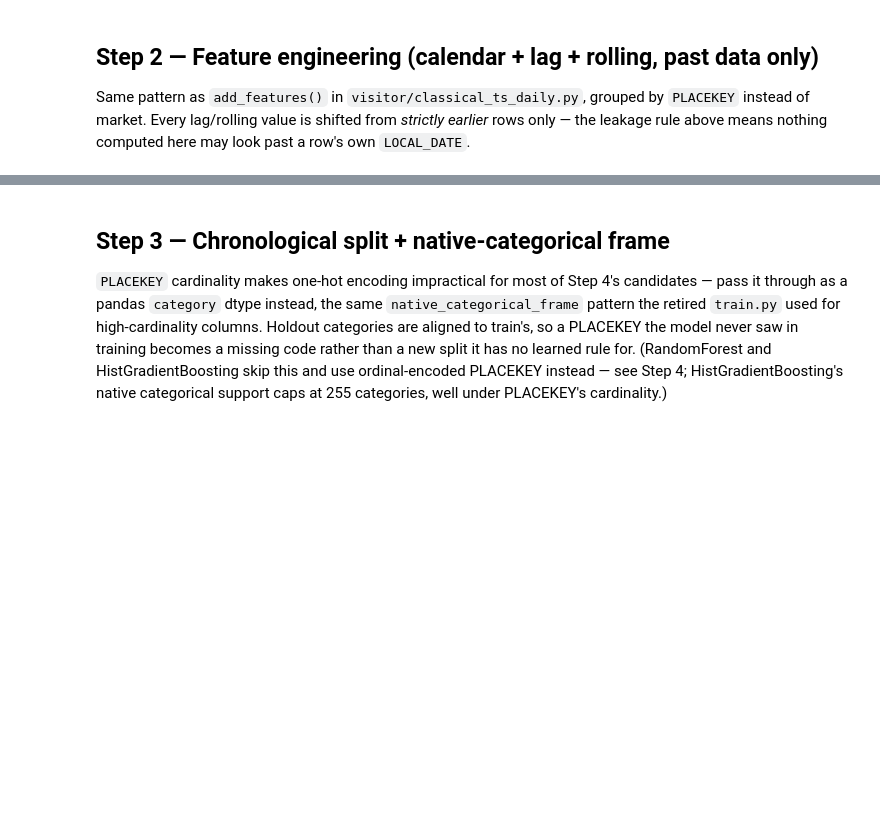
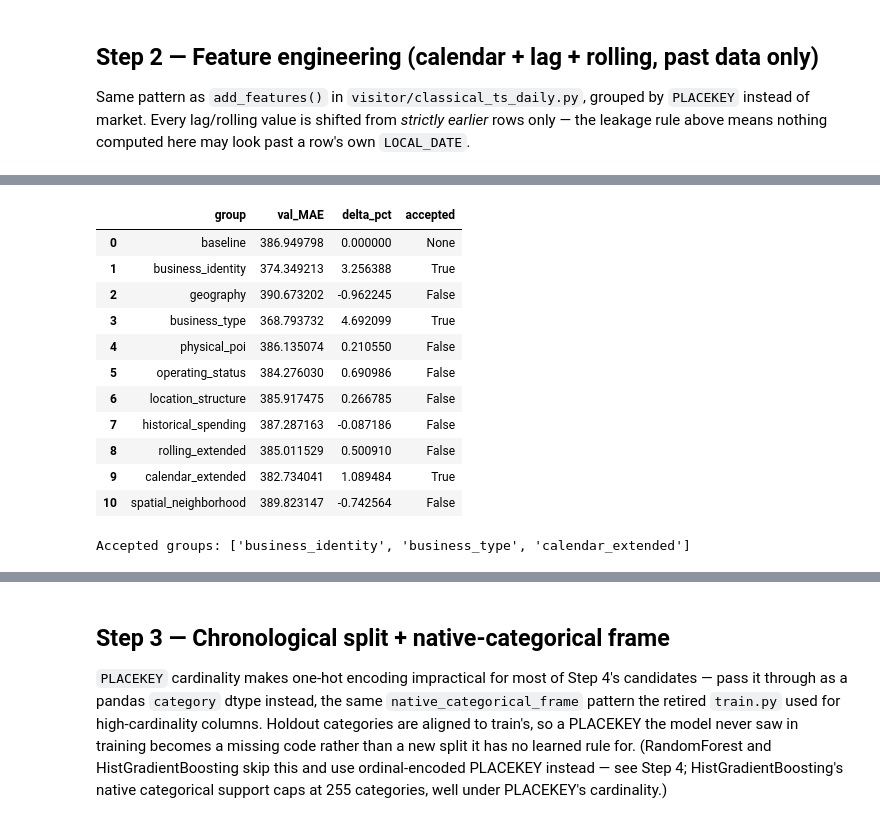
Before and after one commit to CatFatOw/Rice-To-Meet-You, a Jupyter notebook: visitor/VisitorTimeSeriesPrediction.ipynb, the cells around one changed output, grey strips where cells are left out. Saved outputs shown, nothing was run; the diff lists cells and outputs as text; code cells hidden in the pictures; blank space fills up the shorter version.

```diff
--- a/visitor/VisitorTimeSeriesPrediction.ipynb
+++ b/visitor/VisitorTimeSeriesPrediction.ipynb
@@ -217,13 +198,15 @@ HOLDOUT_YEAR = 2024        # holdout: 2024 (mirrors classical_ts_daily.py's TEST
 LAGS = (1, 7, 28, 365)
 ROLLING_WINDOWS = (7, 28)
 
-CATEGORICAL_COLUMNS = ["PLACEKEY"]
-NUMERIC_COLUMNS = [
+BASE_CATEGORICAL_COLUMNS = ["PLACEKEY"]
+BASE_NUMERIC_COLUMNS = [
     "month", "year", "day_of_week", "day_of_month", "is_weekend", "is_federal_holiday",
     *[f"visits_lag_{lag}" for lag in LAGS],
     *[f"visits_rolling_{w}" for w in ROLLING_WINDOWS],
 ]
-FEATURE_COLUMNS = CATEGORICAL_COLUMNS + NUMERIC_COLUMNS
+# CATEGORICAL_COLUMNS / NUMERIC_COLUMNS / FEATURE_COLUMNS (used by Steps 3-6)
+# are finalized in Step 2.5 below, once ablation testing decides which extra
+# feature groups get added on top of this base set.
 
 
 def smape(actual: np.ndarray, predicted: np.ndarray) -> float:
@@ -285,7 +268,7 @@ featurized = add_features(narrow)
 # RandomForest/HistGB/XGBoost tolerated it, LightGBM does not. Cast just
 # this narrow modeling frame to plain numpy float64, not the full 64-col
 # table, so Step 0's memory-efficient load is untouched.
-featurized[NUMERIC_COLUMNS + [TARGET]] = featurized[NUMERIC_COLUMNS + [TARGET]].astype("float64")
+featurized[BASE_NUMERIC_COLUMNS + [TARGET]] = featurized[BASE_NUMERIC_COLUMNS + [TARGET]].astype("float64")
 assert not featurized.duplicated(subset=["PLACEKEY", "LOCAL_DATE"]).any()
 print(f"Featurized {len(featurized):,} rows")
 print(f"\n{TARGET} skew: {featurized[TARGET].skew():.2f}  |  zero share: {(featurized[TARGET] == 0).mean():.2%}")
@@ -297,0 +566,53 @@ AVERAGE_DAILY_VISITS skew: 7.88  |  zero share: 5.28%
+# %%
+ABLATION_TRAIN_END_YEAR = 2022   # ablation train: 2020-2022 (distinct from the final TRAIN_END_YEAR=2023 above)
+ABLATION_VAL_YEAR = 2023         # ablation decisions made here -- the 2024 FINAL holdout stays untouched until Step 4
+ACCEPT_THRESHOLD = 0.01          # >=1% relative MAE reduction on ABLATION_VAL_YEAR to keep a group
+
+
+def _fit_predict_mae(train_df: pd.DataFrame, eval_df: pd.DataFrame, numeric_cols: list[str], categorical_cols: list[str]) -> float:
+    feature_columns = categorical_cols + numeric_cols
+    X_train = train_df[feature_columns].copy()
+    X_eval = eval_df[feature_columns].copy()
+    for col in categorical_cols:
+        cats = pd.Categorical(X_train[col]).categories
+        X_train[col] = pd.Categorical(X_train[col], categories=cats)
+        X_eval[col] = pd.Categorical(X_eval[col], categories=cats)
+    y_train = np.log1p(train_df[TARGET].to_numpy())
+    model = lgb.LGBMRegressor(n_estimators=500, learning_rate=0.05, num_leaves=63, random_state=0, verbosity=-1)
+    model.fit(X_train, y_train)
+    pred = np.expm1(model.predict(X_eval))
+    return score(eval_df[TARGET].to_numpy(), pred)["MAE"]
+
+
+ablation_train_mask = featurized["year"] <= ABLATION_TRAIN_END_YEAR
+ablation_val_mask = featurized["year"] == ABLATION_VAL_YEAR
+
+base_train = featurized.loc[ablation_train_mask].dropna(subset=BASE_NUMERIC_COLUMNS + [TARGET])
+base_val = featurized.loc[ablation_val_mask].dropna(subset=BASE_NUMERIC_COLUMNS + [TARGET])
+baseline_val_mae = _fit_predict_mae(base_train, base_val, BASE_NUMERIC_COLUMNS, BASE_CATEGORICAL_COLUMNS)
+print(f"Ablation baseline (train 2020-{ABLATION_TRAIN_END_YEAR}, val {ABLATION_VAL_YEAR}): MAE = {baseline_val_mae:.4f}")
+
+group_columns: dict[str, tuple[list[str], list[str]]] = {}
+ablation_rows = [{"group": "baseline", "val_MAE": baseline_val_mae, "delta_pct": 0.0, "accepted": None}]
+accepted_groups: list[str] = []
+
+for group_name, builder in FEATURE_GROUPS.items():
+    added_numeric, added_categorical = builder(featurized, static)
+    group_columns[group_name] = (added_numeric, added_categorical)
+    train_g = featurized.loc[ablation_train_mask].dropna(subset=BASE_NUMERIC_COLUMNS + [TARGET])
+    val_g = featurized.loc[ablation_val_mask].dropna(subset=BASE_NUMERIC_COLUMNS + [TARGET])
+    mae = _fit_predict_mae(
+        train_g, val_g,
+        BASE_NUMERIC_COLUMNS + added_numeric, BASE_CATEGORICAL_COLUMNS + added_categorical,
+    )
+    delta_pct = (baseline_val_mae - mae) / baseline_val_mae * 100
+    accepted = delta_pct >= ACCEPT_THRESHOLD * 100
+    print(f"{group_name}: val_MAE={mae:.4f}  delta={delta_pct:+.2f}%  -> {'ACCEPT' if accepted else 'reject'}")
+    ablation_rows.append({"group": group_name, "val_MAE": mae, "delta_pct": delta_pct, "accepted": accepted})
+    if accepted:
+        accepted_groups.append(group_name)
+
+ablation_summary = pd.DataFrame(ablation_rows)
+display(ablation_summary)
+print(f"\nAccepted groups: {accepted_groups}")
+# %% [output]
@@ -297,0 +630,13 @@ AVERAGE_DAILY_VISITS skew: 7.88  |  zero share: 5.28%
+|  | group | val_MAE | delta_pct | accepted |
+| 0 | baseline | 386.949798 | 0.000000 | None |
+| 1 | business_identity | 374.349213 | 3.256388 | True |
+| 2 | geography | 390.673202 | -0.962245 | False |
+| 3 | business_type | 368.793732 | 4.692099 | True |
+| 4 | physical_poi | 386.135074 | 0.210550 | False |
+| 5 | operating_status | 384.276030 | 0.690986 | False |
+| 6 | location_structure | 385.917475 | 0.266785 | False |
+| 7 | historical_spending | 387.287163 | -0.087186 | False |
+| 8 | rolling_extended | 385.011529 | 0.500910 | False |
+| 9 | calendar_extended | 382.734041 | 1.089484 | True |
+| 10 | spatial_neighborhood | 389.823147 | -0.742564 | False |
+Accepted groups: ['business_identity', 'business_type', 'calendar_extended']
```
Also changed, not shown: parts of 11 cells of this notebook.
